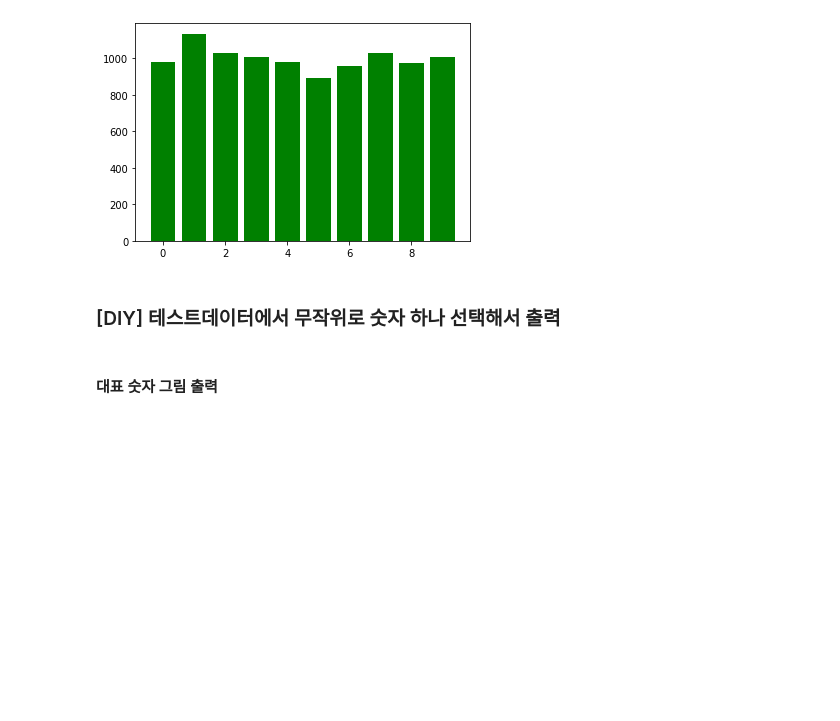
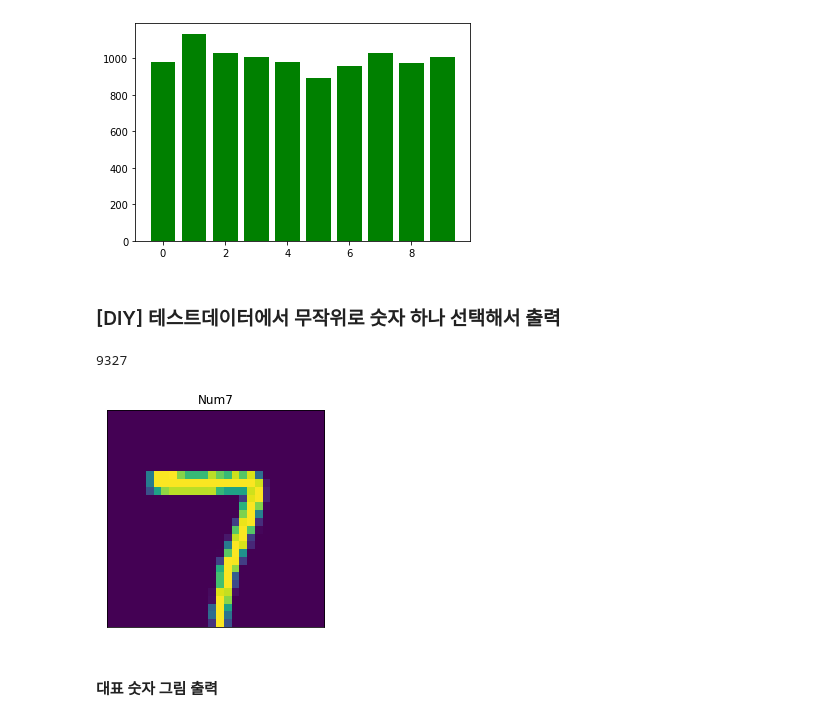
Before and after one commit to ducodbs0516/pdm18, a Jupyter notebook: py-tensorflow/tf2_1_datasets_cv_I.ipynb, the cells around one changed output. Drawn from its saved outputs; the diff is of its cells as text; code cells hidden in the pictures; blank space fills up the shorter version.

```diff
--- a/py-tensorflow/tf2_1_datasets_cv_I.ipynb
+++ b/py-tensorflow/tf2_1_datasets_cv_I.ipynb
@@ -202,3 +200,18 @@ plt.bar(list(mnist_test_dic.keys()), mnist_test_dic.values(), color='g')
+# %%
+# Your code here!
+class_names = ['Num0', 'Num1', 'Num2', 'Num3', 'Num4', 'Num5', 'Num6', 'Num7', 'Num8', 'Num9']
+
+idx = np.random.randint(0, testX.shape[0]) # 0부터 59999까지의 무작위 수
+print(idx)
+image = testX[idx]
+plt.imshow(image)
+plt.title(class_names[testy[idx]])
+plt.xticks([])
+plt.yticks([])
+plt.show()
+# %% [output]
+9327
+[figure, added]
 # %% [markdown]
 #### 대표 숫자 그림 출력
 # %%
```
Also changed, not shown: parts of 11 cells of this notebook.
